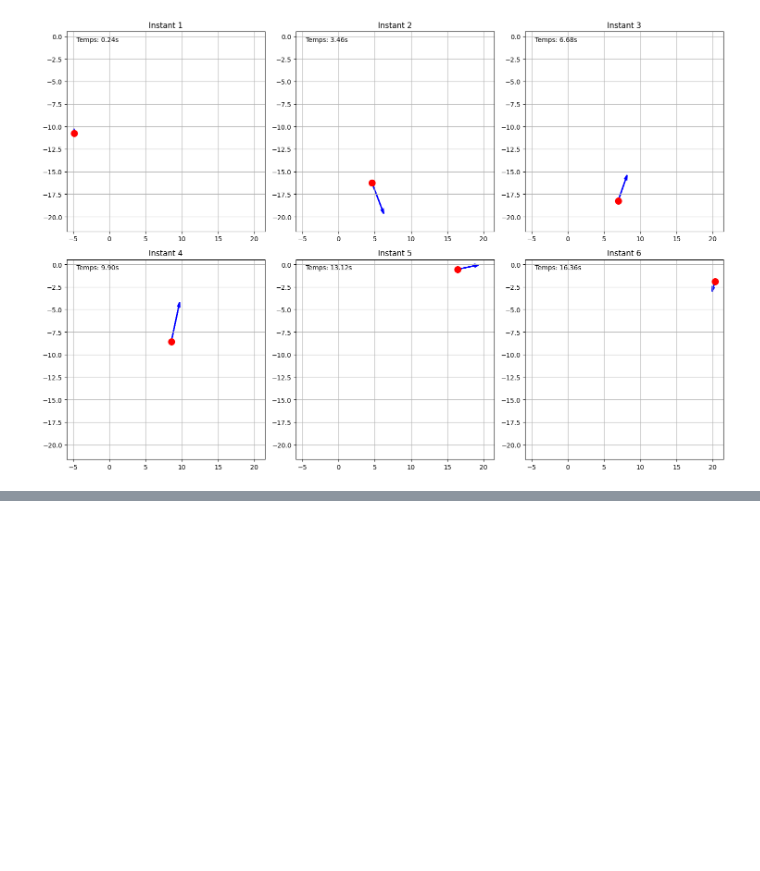
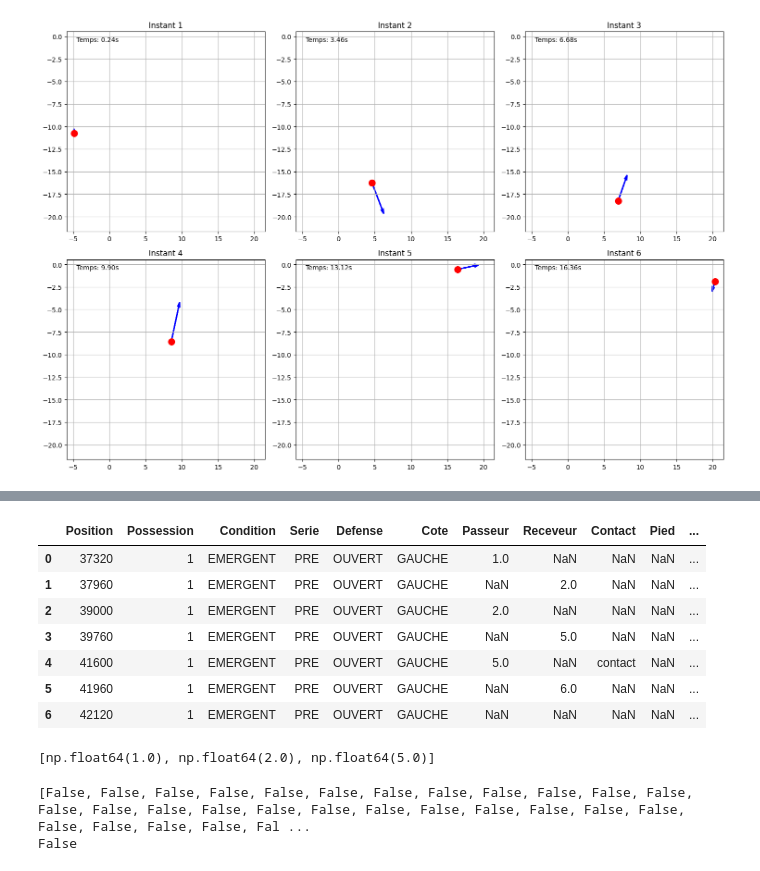
Before and after one commit to Uthmankontao/Stage_DynaTeam, a Jupyter notebook: notebooks/04_prise_en_main.ipynb, the cells around one changed output, grey strips where cells are left out. Saved outputs shown, nothing was run; the diff lists cells and outputs as text; code cells hidden in the pictures; blank space fills up the shorter version.

```diff
--- a/notebooks/04_prise_en_main.ipynb
+++ b/notebooks/04_prise_en_main.ipynb
@@ -351,0 +377,11 @@ See the caveats in the documentation: https://pandas.pydata.org/pandas-docs/stab
+# %%
+seq_1
+# %% [output]
+|  | Position | Possession | Condition | Serie | Defense | Cote | Passeur | Receveur | Contact | Pied | ... |
+| 0 | 37320 | 1 | EMERGENT | PRE | OUVERT | GAUCHE | 1.0 | NaN | NaN | NaN | ... |
+| 1 | 37960 | 1 | EMERGENT | PRE | OUVERT | GAUCHE | NaN | 2.0 | NaN | NaN | ... |
+| 2 | 39000 | 1 | EMERGENT | PRE | OUVERT | GAUCHE | 2.0 | NaN | NaN | NaN | ... |
+| 3 | 39760 | 1 | EMERGENT | PRE | OUVERT | GAUCHE | NaN | 5.0 | NaN | NaN | ... |
+| 4 | 41600 | 1 | EMERGENT | PRE | OUVERT | GAUCHE | 5.0 | NaN | contact | NaN | ... |
+| 5 | 41960 | 1 | EMERGENT | PRE | OUVERT | GAUCHE | NaN | 6.0 | NaN | NaN | ... |
+| 6 | 42120 | 1 | EMERGENT | PRE | OUVERT | GAUCHE | NaN | NaN | NaN | NaN | ... |
@@ -351,0 +396,15 @@ See the caveats in the documentation: https://pandas.pydata.org/pandas-docs/stab
+# %%
+build_chain_pass(seq_1)
+# %% [output]
+[np.float64(1.0), np.float64(2.0), np.float64(5.0)]
+# %%
+res = []
+for i in df_seq['Possession'].unique():
+    seq = df_seq[df_seq["Possession"] == i]
+    res.append(compar_chain(build_chain_pass(seq)))
+
+print(res)
+print(True in res)
+# %% [output]
+[False, False, False, False, False, False, False, False, False, False, False, False, False, False, False, False, False, False, False, False, False, False, False, False, False, False, False, False, Fal ...
+False
```
Also changed, not shown: parts of 7 cells of this notebook, 5 other files.
